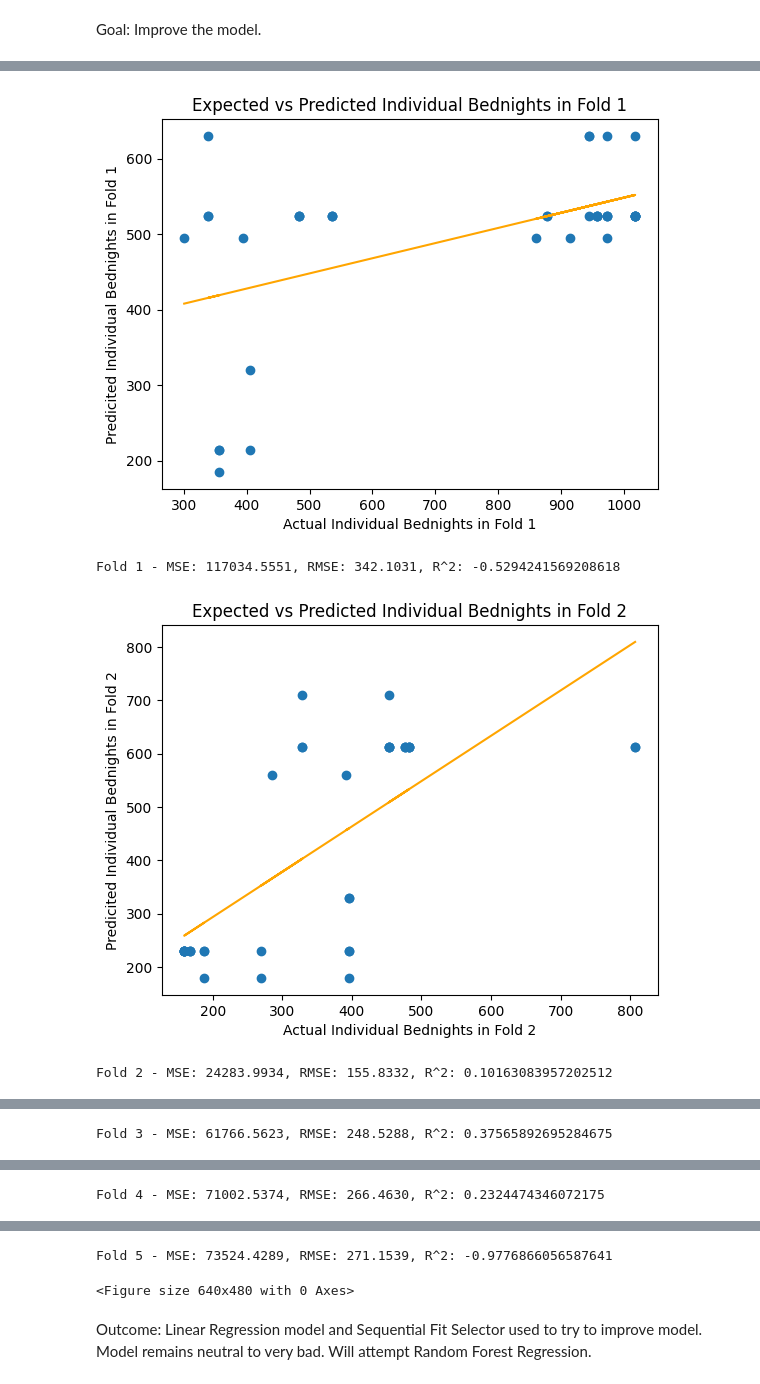
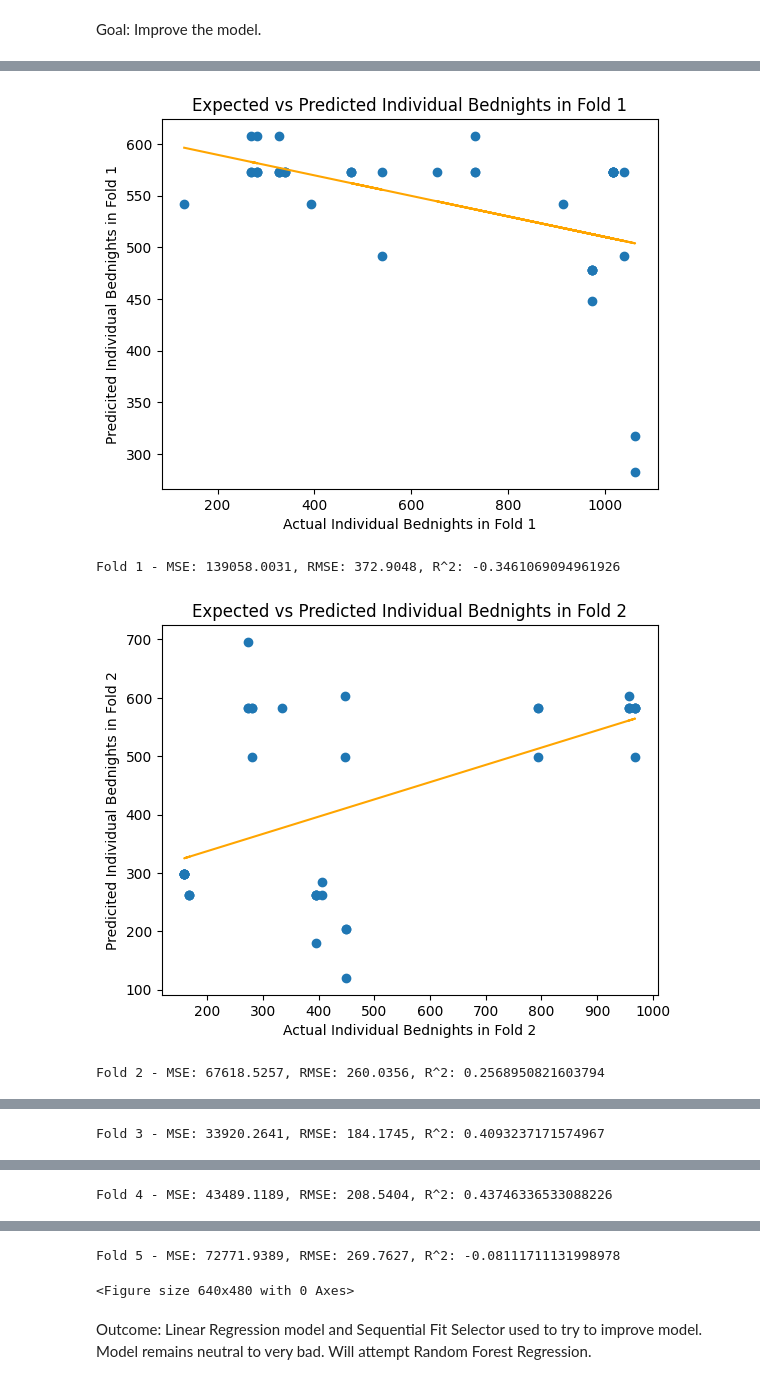
Before and after one commit to morellikatherine90809/Predict-Bednights, a Jupyter notebook: Regression 1.ipynb, the cells around one changed output, grey strips where cells are left out. Saved outputs shown, nothing was run; the diff lists cells and outputs as text; code cells hidden in the pictures.

```diff
--- a/Regression 1.ipynb
+++ b/Regression 1.ipynb
@@ -12,8 +12,8 @@ from sklearn.metrics import mean_squared_error, r2_score
 import matplotlib.pyplot as plt
 # %%
 ##Load Data, first inspection, create dummies for RegionCode
-reg1 = pd.read_csv("C:/Users/morel/Downloads/Model_Training_Data.csv")
-reg1_dummies = pd.get_dummies(reg1, columns=['RegionCode'], dtype=int)
+reg1 = pd.read_csv("C:/Users/morel/Downloads/Training Moveouts 7-3-2025.csv")
+reg1_dummies = pd.get_dummies(reg1, columns=['RegionCode','Destination'], dtype=int)
 print(reg1_dummies.head(5))
 # %% [output]
    FamilyID  ResidentID  Bednights  HHSize  HHEmployed  HHTANF  Slotted  \
@@ -137,40 +149,40 @@ Index(['HHEmployed', 'RegionCode_3', 'RegionCode_4', 'RegionCode_5'], dtype='obj
 # %%
 ##Review new model using only HHSize and HHEmployed
-x2 = reg1_dummies[['RegionCode_3', 'RegionCode_4', 'RegionCode_5','HHEmployed']]
+x2 = reg1_dummies[['RegionCode_4', 'RegionCode_5','HHEmployed','SlottedPME','SingleMom','SingleDad','SingleParent','Destination_4','Destination_5','Destination_6','Destination_7','Destination_10']]
 y2 = reg1_dummies['Bednights']
 groups2 = reg1_dummies['FamilyID']
 
 gkf = GroupKFold(n_splits = 5)
 
 ##split the data in each fold
 for fold, (train_idx, test_idx) in enumerate(gkf.split(x2, y2, groups2)):
     x_train, x_test = x2.iloc[train_idx], x2.iloc[test_idx]
     y_train, y_test = y2.iloc[train_idx], y2.iloc[test_idx]
 
     ##train a model and predict target values for each fold
     model2 = LinearRegression()
     model2.fit(x_train, y_train)
     y_pred = model2.predict(x_test)
 
     ##compare predicted values and expected values for each model
     plt.scatter(y_test, y_pred)
     plt.xlabel(f'Actual Individual Bednights in Fold {fold+1}')
     plt.ylabel(f'Predicited Individual Bednights in Fold {fold+1}')
     plt.title(f'Expected vs Predicted Individual Bednights in Fold {fold+1}')
     a, b = np.polyfit(y_test, y_pred, 1)
     plt.plot(y_test, a*(y_test)+b, color='orange')
     plt.show()
     plt.clf()
 
     ##Evaluate. The higher the mse & rmse, the worse the model. The lower and more negative the R^2 the worse the model
     ##the new models are very bad. they are equally bad from the stable RMSEs and the similar R^2s.
     set_config(enable_metadata_routing=False)
     mse = mean_squared_error(y_test, y_pred)
     rmse = np.sqrt(mse)
     r2 = r2_score(y_test, y_pred)
     print(f'Fold {fold+1} - MSE: {mse:.4f}, RMSE: {rmse:.4f}, R^2: {r2}')
 # %% [output]
-[figure, old version]
+[figure, new version]
-Fold 1 - MSE: 117034.5551, RMSE: 342.1031, R^2: -0.5294241569208618
+Fold 1 - MSE: 139058.0031, RMSE: 372.9048, R^2: -0.3461069094961926
-[figure, old version]
+[figure, new version]
-Fold 2 - MSE: 24283.9934, RMSE: 155.8332, R^2: 0.10163083957202512
+Fold 2 - MSE: 67618.5257, RMSE: 260.0356, R^2: 0.2568950821603794
@@ -178 +190 @@ Fold 2 - MSE: 24283.9934, RMSE: 155.8332, R^2: 0.10163083957202512
-Fold 3 - MSE: 61766.5623, RMSE: 248.5288, R^2: 0.37565892695284675
+Fold 3 - MSE: 33920.2641, RMSE: 184.1745, R^2: 0.4093237171574967
@@ -180 +192 @@ Fold 3 - MSE: 61766.5623, RMSE: 248.5288, R^2: 0.37565892695284675
-Fold 4 - MSE: 71002.5374, RMSE: 266.4630, R^2: 0.2324474346072175
+Fold 4 - MSE: 43489.1189, RMSE: 208.5404, R^2: 0.43746336533088226
@@ -182,4 +194,4 @@ Fold 4 - MSE: 71002.5374, RMSE: 266.4630, R^2: 0.2324474346072175
-Fold 5 - MSE: 73524.4289, RMSE: 271.1539, R^2: -0.9776866056587641
+Fold 5 - MSE: 72771.9389, RMSE: 269.7627, R^2: -0.08111711131998978
 <Figure size 640x480 with 0 Axes>
 # %% [markdown]
 Outcome: Linear Regression model and Sequential Fit Selector used to try to improve model. Model remains neutral to very bad. Will attempt Random Forest Regression.
```
Also changed, not shown: parts of 6 cells of this notebook.
